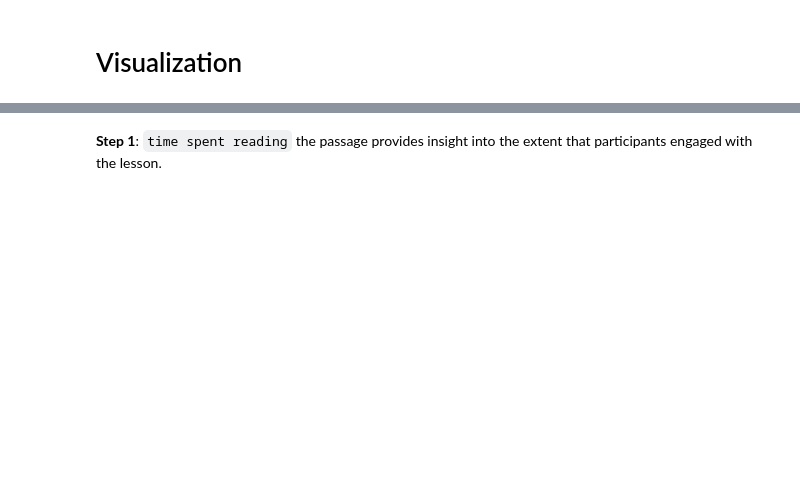
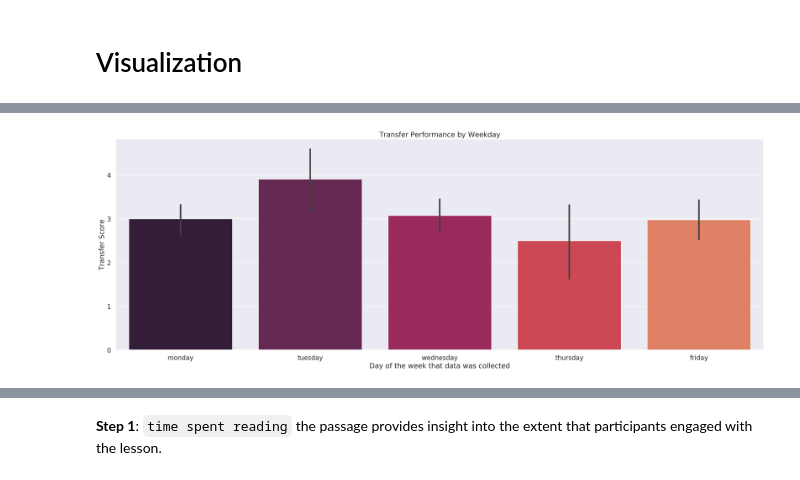
Before and after one commit to SarahAmiraslani/drawing-to-learn, a Jupyter notebook: Black_holes_newest.ipynb, the cells around one changed output, grey strips where cells are left out. Drawn from its saved outputs; the diff is of its cells as text; code cells hidden in the pictures; blank space fills up the shorter version.

```diff
--- a/Black_holes_newest.ipynb
+++ b/Black_holes_newest.ipynb
@@ -559,9 +615,11 @@ small_df_bh['transfer']=small_df_bh['transfer'].astype(int)
 # %%
 plt.figure(figsize=(30,10))
 
-sns.barplot(x='day_of_week',y='transfer',data=small_df_bh,
+sns.barplot(x='day_of_week',y='transfer',data=small_df,
             order=['monday','tuesday','wednesday','thursday','friday'])
 
 plt.title('Transfer Performance by Weekday');
 plt.xlabel('Day of the week that data was collected');
 plt.ylabel('Transfer Score');
+# %% [output]
+[figure, added]
```
Also changed, not shown: parts of 161 cells of this notebook, 1 other file.
